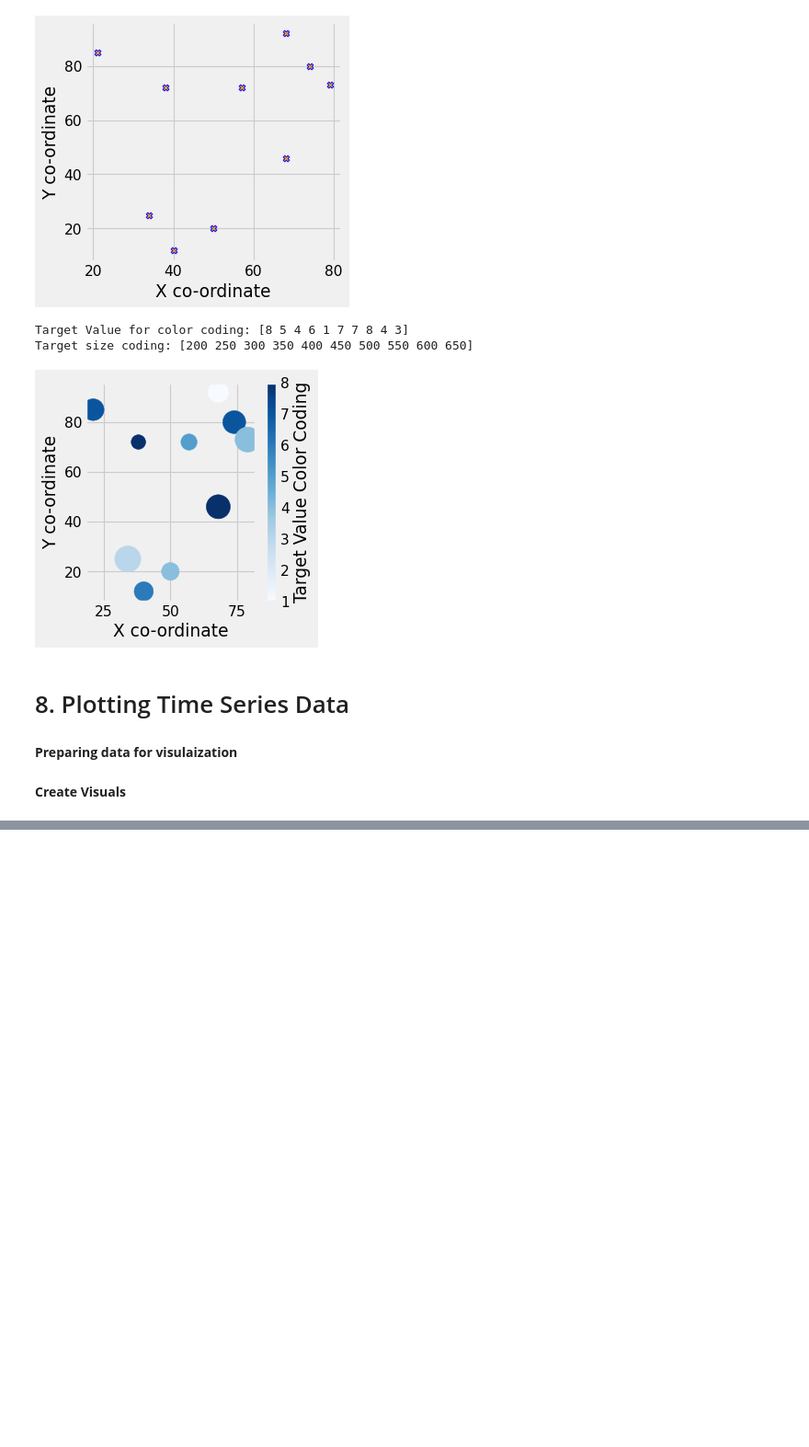
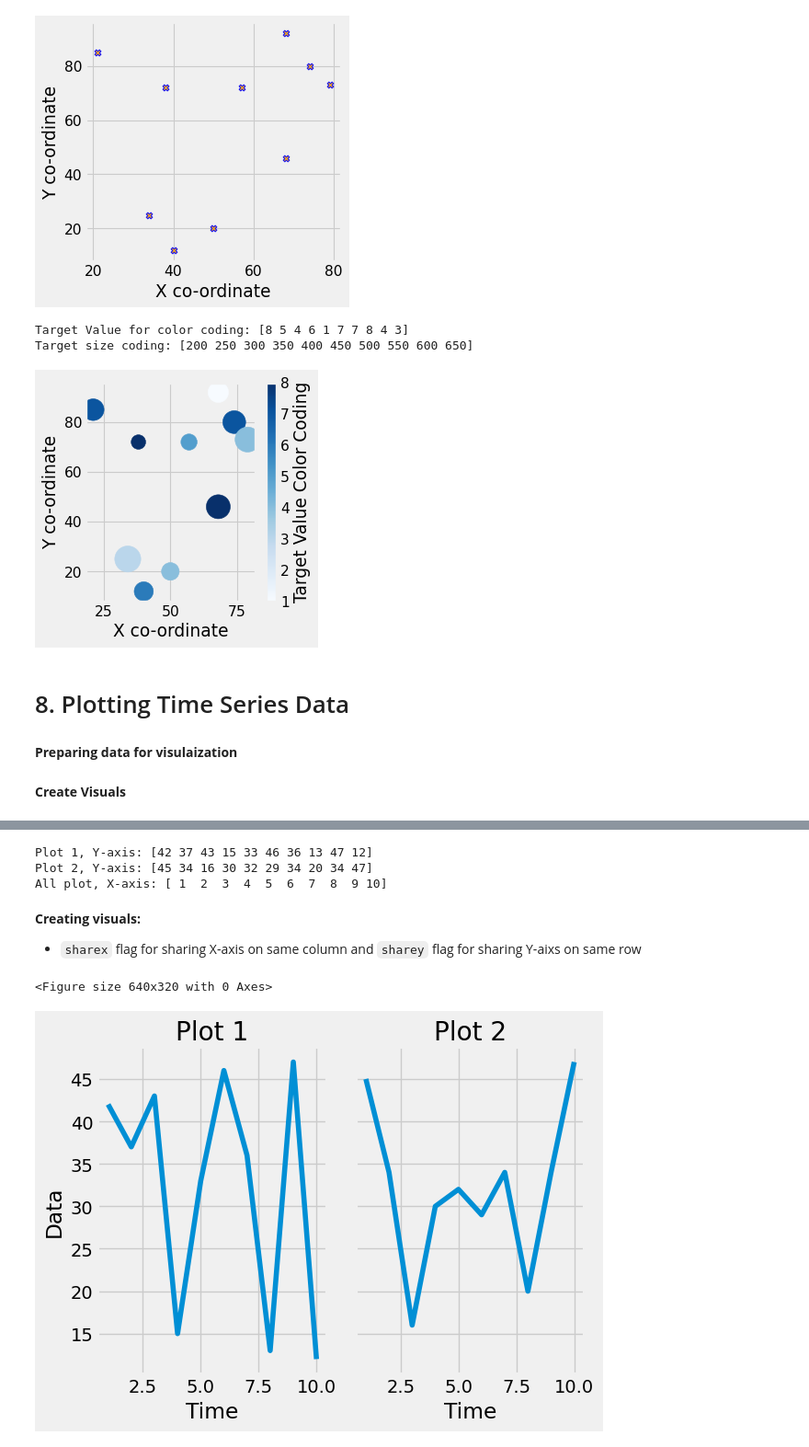
Before and after one commit to ROHIT318/python-practice, a Jupyter notebook: learn_matplotlib.ipynb, the cells around one changed output, grey strips where cells are left out. Shown at 92% size. Saved outputs shown, nothing was run; the diff lists cells and outputs as text; code cells hidden in the pictures; blank space fills up the shorter version.

```diff
--- a/learn_matplotlib.ipynb
+++ b/learn_matplotlib.ipynb
@@ -249,0 +260,37 @@ plt.show()
+# %%
+plt1_y = np.random.randint(10, 50, size=(10))
+plt2_y = np.random.randint(10, 50, size=(10))
+
+plt_x = np.arange(1, 11, 1)
+
+print(f'Plot 1, Y-axis: {plt1_y}')
+print(f'Plot 2, Y-axis: {plt2_y}')
+print(f'All plot, X-axis: {plt_x}')
+# %% [output]
+Plot 1, Y-axis: [42 37 43 15 33 46 36 13 47 12]
+Plot 2, Y-axis: [45 34 16 30 32 29 34 20 34 47]
+All plot, X-axis: [ 1  2  3  4  5  6  7  8  9 10]
+# %% [markdown]
+**Creating visuals:**
+- `sharex` flag for sharing X-axis on same column and `sharey` flag for sharing Y-aixs on same row
+# %%
+figure(figsize=(8,4), dpi=80)
+fig, (ax1, ax2) = plt.subplots(nrows=1, ncols=2, sharey=True)
+# figure(figsize=(16,4), dpi=80)
+
+ax1.plot(plt_x, plt1_y)
+ax2.plot(plt_x, plt2_y)
+
+ax1.set_title('Plot 1')
+ax1.set_xlabel('Time')
+ax1.set_ylabel('Data')
+ax1.set_label('Data')
+
+ax2.set_title('Plot 2')
+ax2.set_xlabel('Time')
+
+plt.tight_layout()
+plt.show()
+# %% [output]
+<Figure size 640x320 with 0 Axes>
+[figure, added]
```
Also changed, not shown: parts of 5 cells of this notebook.
